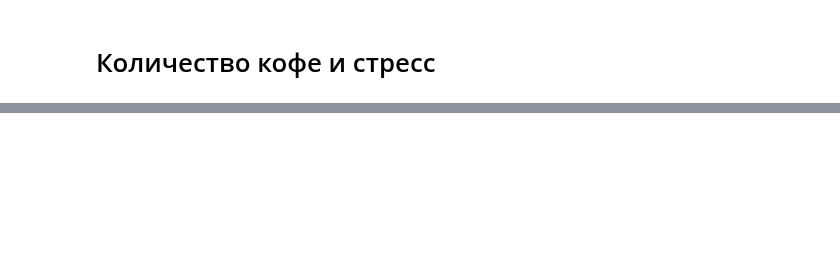
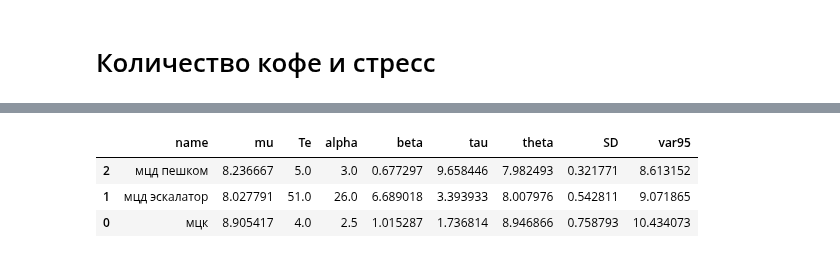
Before and after one commit to ksetdekov/trip_choice_optimizer, a Jupyter notebook: coffee-amount-optimization.ipynb, the cells around one changed output, grey strips where cells are left out. Cells and saved outputs as stored; diff of their text form; code cells hidden in the pictures; blank space fills up the shorter version.

```diff
--- a/coffee-amount-optimization.ipynb
+++ b/coffee-amount-optimization.ipynb
@@ -339,0 +349,72 @@ plt.show()
+# %%
+morning_exit = HandsTable(options_list=["мцк","мцд эскалатор", "мцд пешком"], minimize=True)
+# 3 мцк
+# 6 мцд эскалатор
+morning_exit.update_hands("мцк", '0:08:03.7') # вторник 19 ноября
+morning_exit.update_hands("мцд эскалатор", '0:08:40') # среда 20 ноября
+morning_exit.update_hands("мцк", '0:09:23.4') # mon 25 ноября
+morning_exit.update_hands("мцд эскалатор", '0:07:46.5') # вторник 26 ноября
+morning_exit.update_hands("мцд эскалатор", '0:07:27.9') # среда 27 ноября
+morning_exit.update_hands("мцк", '0:09:11') # пятница 29 ноября
+morning_exit.update_hands("мцд эскалатор", '0:08:17.6') # понедельник 2 декабря
+morning_exit.update_hands("мцд эскалатор", '0:08:28.4') # вторник 3 декабря
+morning_exit.update_hands("мцд эскалатор", '0:08:28.4') # wed 4 dec
+morning_exit.update_hands("мцд эскалатор", '0:07:26') # th 5 dec
+morning_exit.update_hands("мцд эскалатор", '0:08:46.4') # fr 6 dec
+morning_exit.update_hands("мцд эскалатор", '0:08:51.5') # mon 9 dec
+morning_exit.update_hands("мцд эскалатор", '0:07:54.6') # th 12 dec
+morning_exit.update_hands("мцд эскалатор", '0:08:05.6') # fr 13 dec
+morning_exit.update_hands("мцд эскалатор", '0:08:37') # пн 16 dec
+morning_exit.update_hands("мцд эскалатор", '0:07:38.9') # tue 17 dec
+morning_exit.update_hands("мцк", '0:08:59.2') # wed 18 dec
+morning_exit.update_hands("мцд эскалатор", '0:07:27.7') # th 19 dec
+morning_exit.update_hands("мцд эскалатор", '0:07:56.5') # fr 20 dec
+morning_exit.update_hands("мцд эскалатор", '0:07:26.32') # mon 23 dec
+morning_exit.update_hands("мцд эскалатор", '0:09:09.3') # tue 24 dec
+morning_exit.update_hands("мцд эскалатор", '0:07:53.2') # wed 25 dec
+morning_exit.update_hands("мцд эскалатор", '0:07:32.9') # thr 26 dec
+morning_exit.update_hands("мцд эскалатор", '0:07:06.4') # thr 09 jan 2025
+morning_exit.update_hands("мцд эскалатор", '0:08:12.6') # fr 10 jan 2025
+morning_exit.update_hands("мцд эскалатор", '0:07:39.3') # mon 13 jan 2025
+morning_exit.update_hands("мцд эскалатор", '0:07:54.4') # tue 14 jan 2025
+morning_exit.update_hands("мцд эскалатор", '0:07:47.1') # wed 15 jan 2025
+morning_exit.update_hands("мцд эскалатор", '0:08:24.0') # thr 16 jan 2025
+morning_exit.update_hands("мцд эскалатор", '0:07:15.4') # fr 17 jan 2025
+morning_exit.update_hands("мцд эскалатор", '0:08:04.1') # mon 20 jan 2025
+morning_exit.update_hands("мцд эскалатор", '0:07:52.4') # tue 21 jan 2025
+morning_exit.update_hands("мцд эскалатор", '0:07:40.0') # wed 22 jan 2025
+morning_exit.update_hands("мцд эскалатор", '0:07:21.0') # thr 23 jan 2025
+morning_exit.update_hands("мцд эскалатор", '0:07:50.5') # fr 24 jan 2025
+morning_exit.update_hands("мцд эскалатор", '0:08:11.1') # mon 27 jan 2025
+morning_exit.update_hands("мцд эскалатор", '0:07:21.52') # tue 28 jan 2025
+morning_exit.update_hands("мцд эскалатор", '0:08:26.8') # wed 29 jan 2025
+morning_exit.update_hands("мцд эскалатор", '0:08:01.8') # thr 30 jan 2025
+morning_exit.update_hands("мцд эскалатор", '0:08:14.0') # mon 3 feb 2025
+morning_exit.update_hands("мцд эскалатор", '0:07:51.4') # tue 4 feb 2025
+morning_exit.update_hands("мцд эскалатор", '0:07:53') # wed 5 feb 2025
+morning_exit.update_hands("мцд эскалатор", '0:08:05') # thr 6 feb 2025
+morning_exit.update_hands("мцд пешком", '0:08:26.8') # fr 7 feb 2025
+morning_exit.update_hands("мцд пешком", '0:08:27.8') # monday 10 feb 2025
+morning_exit.update_hands("мцд эскалатор", '0:07:58.9') # tue 11 feb 2025
+morning_exit.update_hands("мцд пешком", '0:08:24.6') # wed 12 feb 2025
+morning_exit.update_hands("мцд пешком", '0:07:47.1') # thr 13 feb 2025
+morning_exit.update_hands("мцд эскалатор", '0:07:54.1') # fr 14 feb 2025
+morning_exit.update_hands("мцд эскалатор", '0:08:59.6') # mon 17 feb 2025
+morning_exit.update_hands("мцд эскалатор", '0:08:53.3') # tue 18 feb 2025
+morning_exit.update_hands("мцд пешком", '0:08:04.7') # wed 19 feb 2025
+morning_exit.update_hands("мцд эскалатор", '0:07:15.3') # thr 20 feb 2025
+morning_exit.update_hands("мцд эскалатор", '0:08:37.7') # fr 21 feb 2025
+morning_exit.update_hands("мцд эскалатор", '0:08:18.5') # tue 25 feb 2025
+morning_exit.update_hands("мцд эскалатор", '0:08:12.0') # fr 28 feb 2025
+morning_exit.update_hands("мцд эскалатор", '0:08:39.4') # mon 10 march 2025
+morning_exit.update_hands("мцд эскалатор", '0:08:17.5') # wed 12 march 2025
+morning_exit.update_hands("мцд эскалатор", '0:07:31.4') # thr 13 march 2025
+morning_exit.update_hands("мцд эскалатор", '0:07:40.8') # fr 14 march 2025
+
+
+morning_exit.grade()
+# %% [output]
+|  | name | mu | Te | alpha | beta | tau | theta | SD | var95 |
+| 2 | мцд пешком | 8.236667 | 5.0 | 3.0 | 0.677297 | 9.658446 | 7.982493 | 0.321771 | 8.613152 |
+| 1 | мцд эскалатор | 8.027791 | 51.0 | 26.0 | 6.689018 | 3.393933 | 8.007976 | 0.542811 | 9.071865 |
+| 0 | мцк | 8.905417 | 4.0 | 2.5 | 1.015287 | 1.736814 | 8.946866 | 0.758793 | 10.434073 |
```
Also changed, not shown: parts of 10 cells of this notebook.
